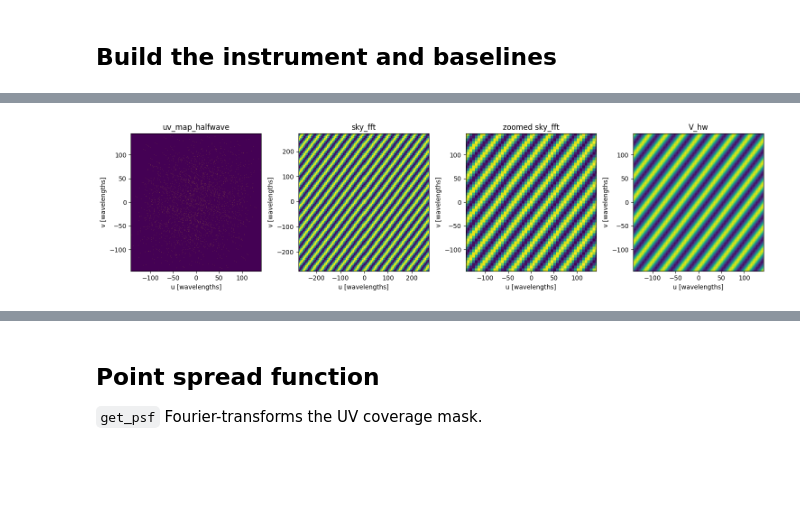
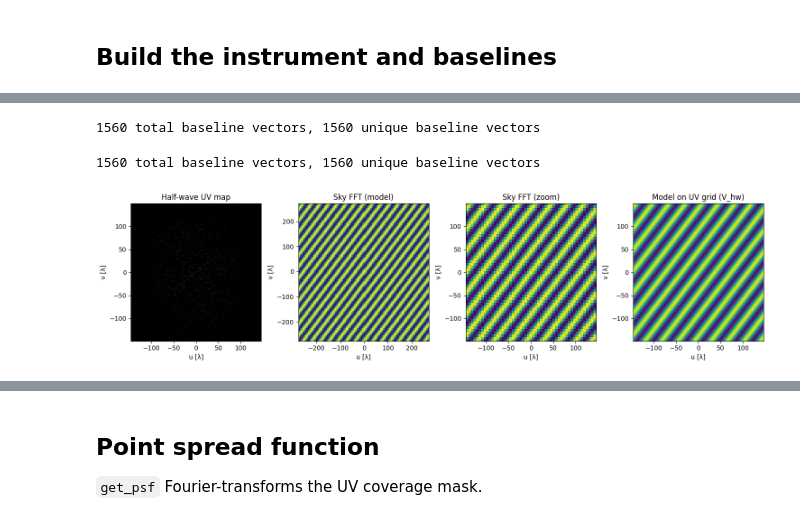
Before and after one commit to McGill-Cosmic-Dawn-Group/LIMstat, a Jupyter notebook: tutorials/tutorial_interferometer.ipynb, the cells around one changed output, grey strips where cells are left out. Saved outputs shown, nothing was run; the diff lists cells and outputs as text; code cells hidden in the pictures; blank space fills up the shorter version.

```diff
--- a/tutorials/tutorial_interferometer.ipynb
+++ b/tutorials/tutorial_interferometer.ipynb
@@ -90,7 +86,7 @@ Two helper functions build antenna coordinates (astropy `units.m`):
 
 Set `ARRAY_LAYOUT` to `'grid'` or `'random'` to choose which layout to use.
 # %%
-def mock_grid(n_ants=12, aperture_m=30.0, seed=42):
+def mock_grid(n_ants=12, aperture_m=30.0, seed=42, perturbation = 0):
     """Antennas on a perturbed regular grid inside a square aperture."""
     rng = np.random.default_rng(seed)
     grid_side = int(np.ceil(np.sqrt(n_ants)))
@@ -98,7 +94,7 @@ def mock_grid(n_ants=12, aperture_m=30.0, seed=42):
     ys = np.linspace(-aperture_m / 2, aperture_m / 2, grid_side)
     xx, yy = np.meshgrid(xs, ys)
     coords = np.column_stack([xx.ravel(), yy.ravel()])[:n_ants]
-    coords += rng.normal(0, 0.3, coords.shape)
+    coords += rng.normal(0, perturbation, coords.shape)
     return coords * units.m
 
 
@@ -108,12 +104,11 @@ def mock_random(n_ants=12, aperture_m=30.0, seed=42):
     coords = rng.uniform(-aperture_m / 2, aperture_m / 2, size=(n_ants, 2))
     return coords * units.m
 
-
 ARRAY_LAYOUT = 'random'  # 'grid' or 'random'
 
-n_ants = 50
+n_ants = 40
 aperture_m = 300.0
-seed = 42
+seed = 0
 
 if ARRAY_LAYOUT == 'grid':
     ant_locs = mock_grid(n_ants=n_ants, aperture_m=aperture_m, seed=seed)
@@ -171,39 +167,67 @@ print(f'{bls.shape[0]} unique baseline vectors (including -u,-v pairs)')
 # %%
 uv_map_halfwave = instrument.get_uvmap_halfwave(freq)
+# %% [output]
+1560 total baseline vectors, 1560 unique baseline vectors
 # %%
 u,v,l,m,dl,dm = instrument.sky_uv_coords()
 # %%
 sky_fft = instrument.sky_fft_to_uv(true_sky)
 V_hw, uv_map = instrument.interp_sky_fft_to_halfwave(true_sky, freq)
+# %% [output]
+1560 total baseline vectors, 1560 unique baseline vectors
 # %%
-# plot 1 x 4 figure of uv_map_halfwave, sky_fft, zoomed sky_fft, V_hw,
+u_extent = [instrument.u_grid[0], instrument.u_grid[-1]]
+v_extent = [instrument.v_grid[0], instrument.v_grid[-1]]
+sky_u_extent = [u[0], u[-1]]
+sky_v_extent = [v[0], v[-1]]
+
 fig, axes = plt.subplots(1, 4, figsize=(15, 4))
 
-axes[0].imshow(uv_map_halfwave, origin='lower', extent = [instrument.u_grid[0],instrument.u_grid[-1],instrument.v_grid[0],instrument.v_grid[-1]], aspect='auto')
-axes[0].set_xlabel('u [wavelengths]')
-axes[0].set_ylabel('v [wavelengths]')
-axes[0].set_title('uv_map_halfwave')
+axes[0].imshow(
+    uv_map_halfwave,
+    origin='lower',
+    extent=[*u_extent, *v_extent],
+    aspect='auto',
+    cmap='magma'
+)
+axes[0].set_xlabel('u [λ]')
+axes[0].set_ylabel('v [λ]')
+axes[0].set_title('Half-wave UV map')
 
-axes[1].imshow(sky_fft.real, origin='lower', extent = [u[0],u[-1],v[0],v[-1]], aspect='auto')
-axes[1].set_xlabel('u [wavelengths]')
-axes[1].set_ylabel('v [wavelengths]')
-axes[1].set_title('sky_fft')
+axes[1].imshow(
+    sky_fft.real,
+    origin='lower',
+    extent=[*sky_u_extent, *sky_v_extent],
+    aspect='auto',
+)
+axes[1].set_xlabel('u [λ]')
+axes[1].set_ylabel('v [λ]')
+axes[1].set_title('Sky FFT (model)')
 
-axes[2].imshow(sky_fft.real, origin='lower', extent = [u[0],u[-1],v[0],v[-1]], aspect='auto')
-axes[2].set_xlim(instrument.u_grid[0],instrument.u_grid[-1])
-axes[2].set_ylim(instrument.v_grid[0],instrument.v_grid[-1])
-axes[2].set_xlabel('u [wavelengths]')
-axes[2].set_ylabel('v [wavelengths]')
-axes[2].set_title('zoomed sky_fft')
+axes[2].imshow(
+    sky_fft.real,
+    origin='lower',
+    extent=[*sky_u_extent, *sky_v_extent],
+    aspect='auto',
+)
+axes[2].set_xlim(u_extent)
+axes[2].set_ylim(v_extent)
+axes[2].set_xlabel('u [λ]')
+axes[2].set_ylabel('v [λ]')
+axes[2].set_title('Sky FFT (zoom)')
 
-axes[3].imshow(V_hw.real, origin='lower', extent = [instrument.u_grid[0],instrument.u_grid[-1],instrument.v_grid[0],instrument.v_grid[-1]], aspect='auto')
-axes[3].set_xlabel('u [wavelengths]')
-axes[3].set_ylabel('v [wavelengths]')
-axes[3].set_title('V_hw')
-
+axes[3].imshow(
+    V_hw.real,
+    origin='lower',
+    extent=[*u_extent, *v_extent],
+    aspect='auto',
+)
+axes[3].set_xlabel('u [λ]')
+axes[3].set_ylabel('v [λ]')
+axes[3].set_title('Model on UV grid (V_hw)')
 
 plt.tight_layout()
 # %% [output]
-[figure, old version]
+[figure, new version]
 # %%
 obs_map = instrument.get_dirty_map(true_sky, freq, noise=False)
```
Also changed, not shown: parts of 27 cells of this notebook, 2 other files.
